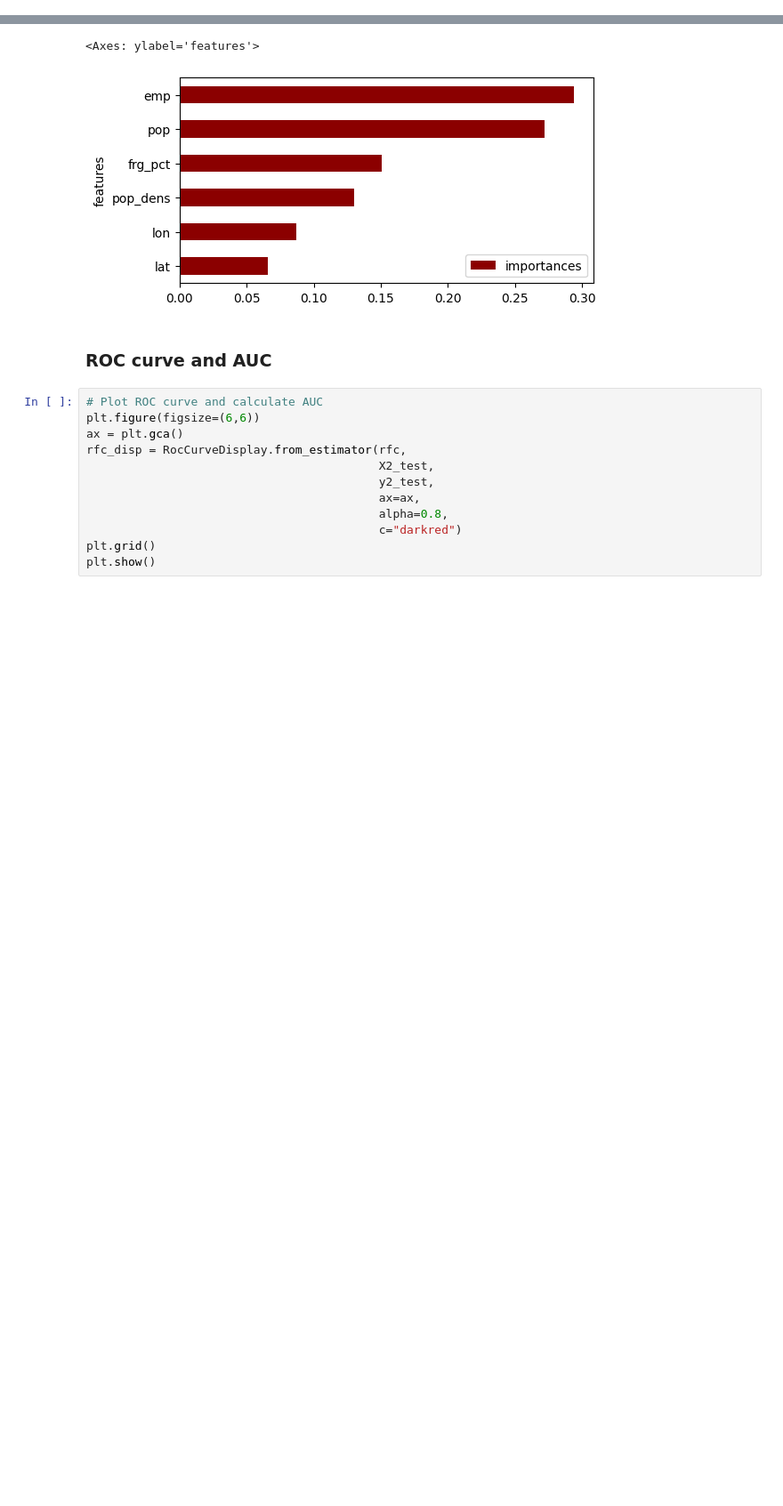
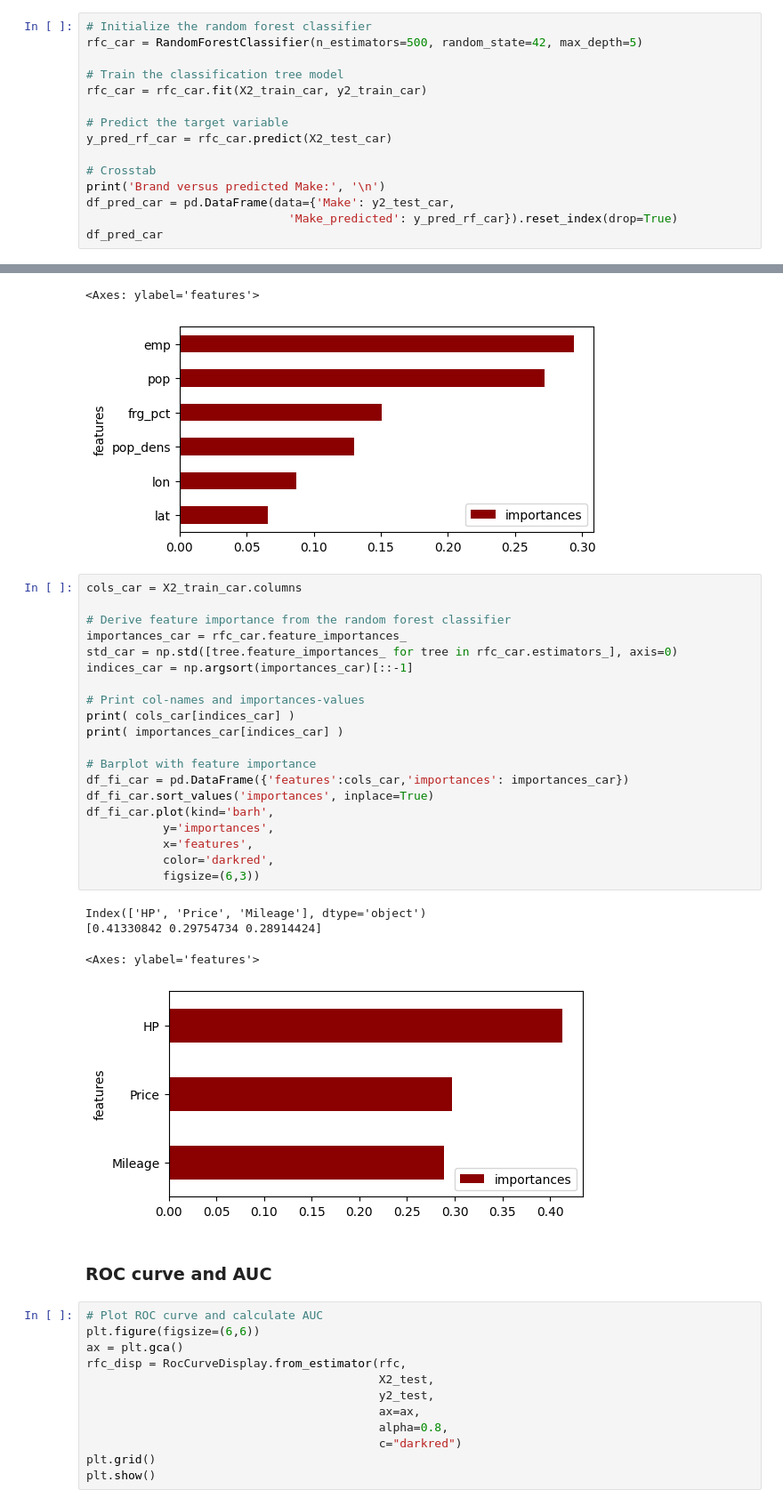
Before and after one commit to mrohner002/python_machine_learning_basics, a Jupyter notebook: CART_RandomForest/classification_tree_random_forest_supermarket_data.ipynb, the cells around one changed output, grey strips where cells are left out. Shown at 89% size. Saved outputs shown, nothing was run; the diff lists cells and outputs as text; blank space fills up the shorter version.

Commit message:
testing mit Car data

```diff
--- a/CART_RandomForest/classification_tree_random_forest_supermarket_data.ipynb
+++ b/CART_RandomForest/classification_tree_random_forest_supermarket_data.ipynb
@@ -338,3 +592,18 @@ Brand versus predicted brand:
 | 138 | VOLG | MIGROS |
 | 139 | MIGROS | MIGROS |
 140 rows × 2 columns
+# %%
+# Initialize the random forest classifier
+rfc_car = RandomForestClassifier(n_estimators=500, random_state=42, max_depth=5)
+
+# Train the classification tree model
+rfc_car = rfc_car.fit(X2_train_car, y2_train_car)
+
+# Predict the target variable
+y_pred_rf_car = rfc_car.predict(X2_test_car)
+
+# Crosstab
+print('Brand versus predicted Make:', '\n')
+df_pred_car = pd.DataFrame(data={'Make': y2_test_car,
+                             'Make_predicted': y_pred_rf_car}).reset_index(drop=True)
+df_pred_car
@@ -389,6 +695,31 @@ Index(['emp', 'pop', 'frg_pct', 'pop_dens', 'lon', 'lat'], dtype='object')
 [0.29380007 0.27210589 0.15087431 0.13026407 0.08730287 0.06565278]
 <Axes: ylabel='features'>
 [figure]
+# %%
+cols_car = X2_train_car.columns
+
+# Derive feature importance from the random forest classifier
+importances_car = rfc_car.feature_importances_
+std_car = np.std([tree.feature_importances_ for tree in rfc_car.estimators_], axis=0)
+indices_car = np.argsort(importances_car)[::-1]
+
+# Print col-names and importances-values
+print( cols_car[indices_car] )
+print( importances_car[indices_car] )
+
+# Barplot with feature importance
+df_fi_car = pd.DataFrame({'features':cols_car,'importances': importances_car})
+df_fi_car.sort_values('importances', inplace=True)
+df_fi_car.plot(kind='barh',
+           y='importances',
+           x='features',
+           color='darkred',
+           figsize=(6,3))
+# %% [output]
+Index(['HP', 'Price', 'Mileage'], dtype='object')
+[0.41330842 0.29754734 0.28914424]
+<Axes: ylabel='features'>
+[figure, added]
 # %% [markdown]
 ### ROC curve and AUC
 # %%
```
Also changed, not shown: parts of 14 cells of this notebook.
